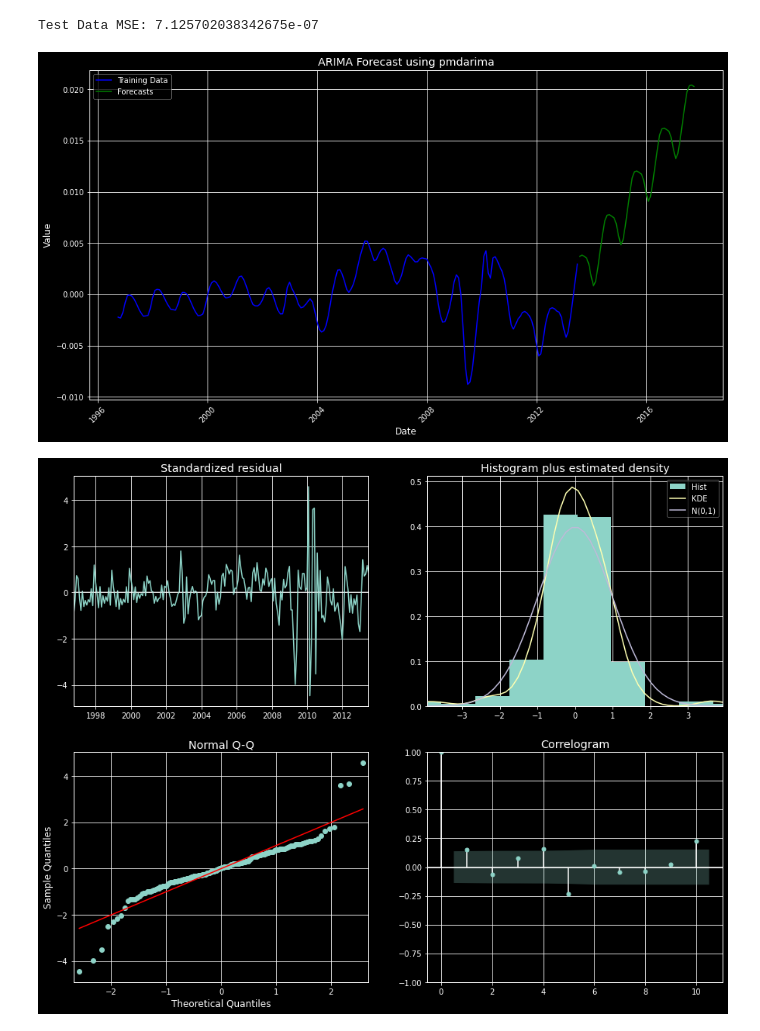
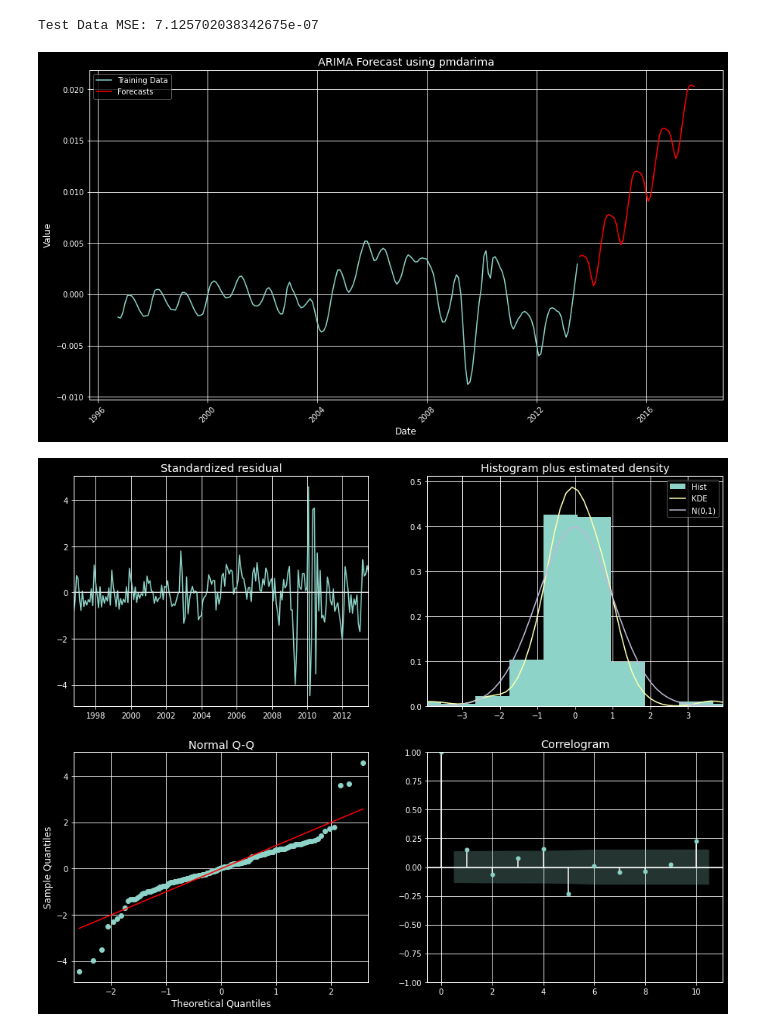
Before and after one commit to frankkiptoo/Group-20-Phase-4-Project, a Jupyter notebook: student.ipynb, the cells around one changed output. Drawn from its saved outputs; the diff is of its cells as text; code cells hidden in the pictures.

```diff
--- a/student.ipynb
+++ b/student.ipynb
@@ -1130,30 +1192,30 @@ Test Data MSE: 7.125702038342675e-07
 # %%
 # Convert index to a column
 diff_df.reset_index(inplace=True)
 
 # Split data by row indices to maintain the order for time series
 train_size = int(len(diff_df) * 0.8)
 train, test = diff_df.iloc[:train_size], diff_df.iloc[train_size:]
 
 # Extract date for x-axis from the DataFrame
 dates = diff_df['Date']
 
 # Visualize the forecasts (blue=train, green=forecasts)
 plt.figure(figsize=(15, 8))
-plt.plot(dates[:train_size], train['Residuals'], c='blue', label='Training Data')
-plt.plot(dates[train_size:], test_pred, c='green', label='Forecasts')
+plt.plot(dates[:train_size], train['Residuals'], label='Training Data')
+plt.plot(dates[train_size:], test_pred, c='red', label='Forecasts')
 
 # Optional: Rotate the dates on the x-axis for better readability
 plt.xticks(rotation=45)
 
 # Adding labels and title
 plt.xlabel('Date')
 plt.ylabel('Value')
 plt.title('ARIMA Forecast using pmdarima')
 plt.legend()
 plt.show()
 # %% [output]
-[figure, old version]
+[figure, new version]
 # %%
 # Plot diagnostics for the statistical model
 model.plot_diagnostics(figsize=(15, 12))
```
Also changed, not shown: parts of 47 cells of this notebook, 2 other files.
